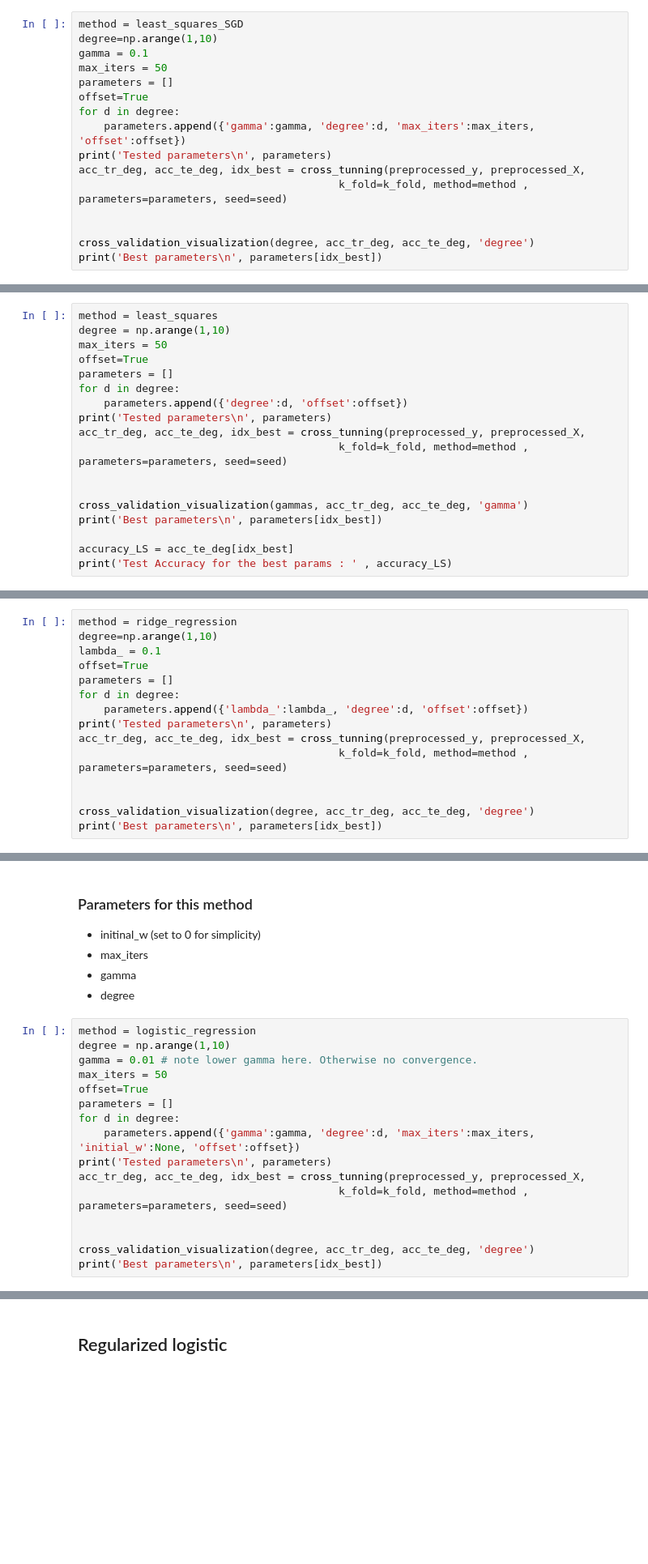
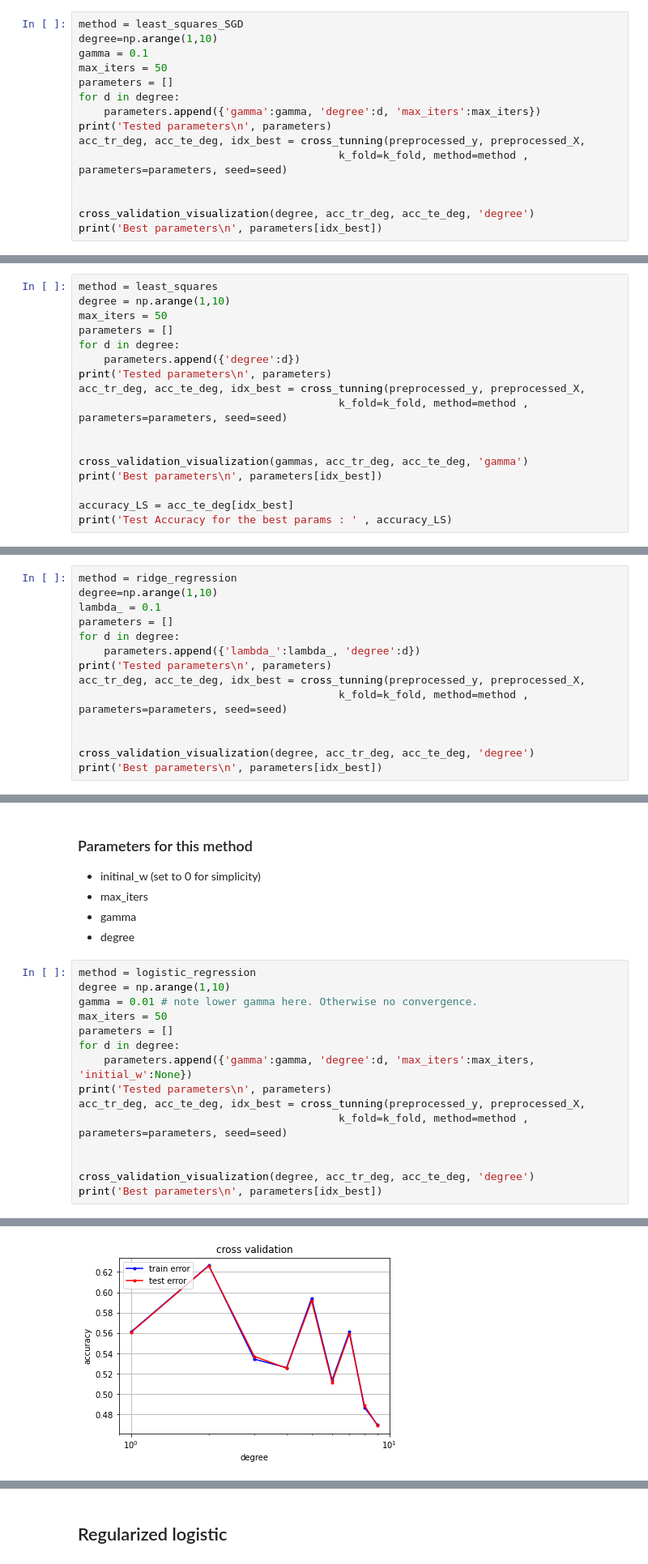
Before and after one commit to Alicia-max/ML--Binary-classification_Higgs-boson-competition, a Jupyter notebook: project/visu.ipynb, the cells around one changed output, grey strips where cells are left out. Shown: that part at 81% size. Drawn from its saved outputs; the diff is of its cells as text; blank space fills up the shorter version.

```diff
--- a/project/visu.ipynb
+++ b/project/visu.ipynb
@@ -172,9 +180,8 @@ degree=np.arange(1,10)
 gamma = 0.1
 max_iters = 50
 parameters = []
-offset=True
 for d in degree:
-    parameters.append({'gamma':gamma, 'degree':d, 'max_iters':max_iters, 'offset':offset})
+    parameters.append({'gamma':gamma, 'degree':d, 'max_iters':max_iters})
 print('Tested parameters\n', parameters)
 acc_tr_deg, acc_te_deg, idx_best = cross_tunning(preprocessed_y, preprocessed_X,
                                          k_fold=k_fold, method=method , parameters=parameters, seed=seed)
@@ -217,10 +225,9 @@ Not done yet. Singular matrix error. Flemme.
 method = least_squares
 degree = np.arange(1,10)
 max_iters = 50
-offset=True
 parameters = []
 for d in degree:
-    parameters.append({'degree':d, 'offset':offset})
+    parameters.append({'degree':d})
 print('Tested parameters\n', parameters)
 acc_tr_deg, acc_te_deg, idx_best = cross_tunning(preprocessed_y, preprocessed_X,
                                          k_fold=k_fold, method=method , parameters=parameters, seed=seed)
@@ -241,10 +252,9 @@ print('Test Accuracy for the best params : ' , accuracy_LS)
 method = ridge_regression
 degree=np.arange(1,10)
 lambda_ = 0.1
-offset=True
 parameters = []
 for d in degree:
-    parameters.append({'lambda_':lambda_, 'degree':d, 'offset':offset})
+    parameters.append({'lambda_':lambda_, 'degree':d})
 print('Tested parameters\n', parameters)
 acc_tr_deg, acc_te_deg, idx_best = cross_tunning(preprocessed_y, preprocessed_X,
                                          k_fold=k_fold, method=method , parameters=parameters, seed=seed)
@@ -283,10 +299,9 @@ method = logistic_regression
 degree = np.arange(1,10)
 gamma = 0.01 # note lower gamma here. Otherwise no convergence.
 max_iters = 50
-offset=True
 parameters = []
 for d in degree:
-    parameters.append({'gamma':gamma, 'degree':d, 'max_iters':max_iters, 'initial_w':None, 'offset':offset})
+    parameters.append({'gamma':gamma, 'degree':d, 'max_iters':max_iters, 'initial_w':None})
 print('Tested parameters\n', parameters)
 acc_tr_deg, acc_te_deg, idx_best = cross_tunning(preprocessed_y, preprocessed_X,
                                          k_fold=k_fold, method=method , parameters=parameters, seed=seed)
@@ -294,3 +309,4 @@ acc_tr_deg, acc_te_deg, idx_best = cross_tunning(preprocessed_y, preprocessed_X,
 
 cross_validation_visualization(degree, acc_tr_deg, acc_te_deg, 'degree')
 print('Best parameters\n', parameters[idx_best])
+# %% [output]
@@ -297,3 +317,4 @@ print('Best parameters\n', parameters[idx_best])
+[figure, added]
 # %%
 method = logistic_regression
 degree = 1
```
Also changed, not shown: parts of 18 cells of this notebook, 3 other files.
